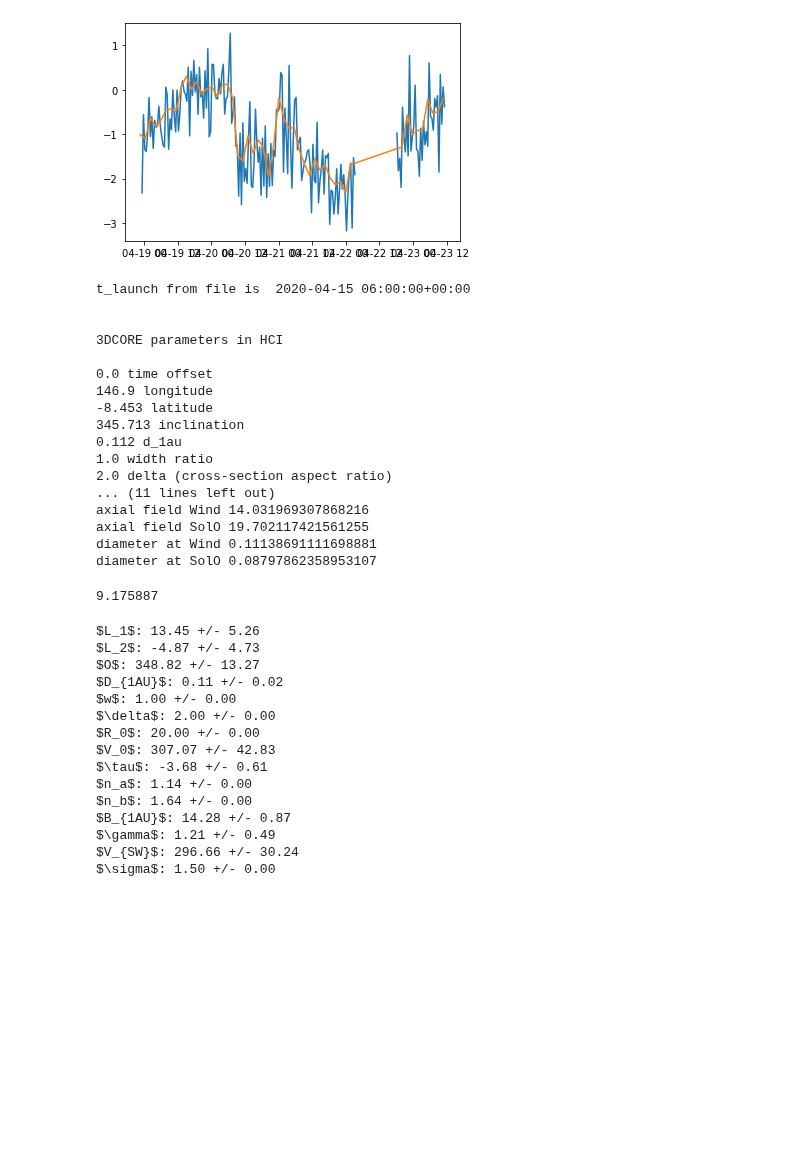
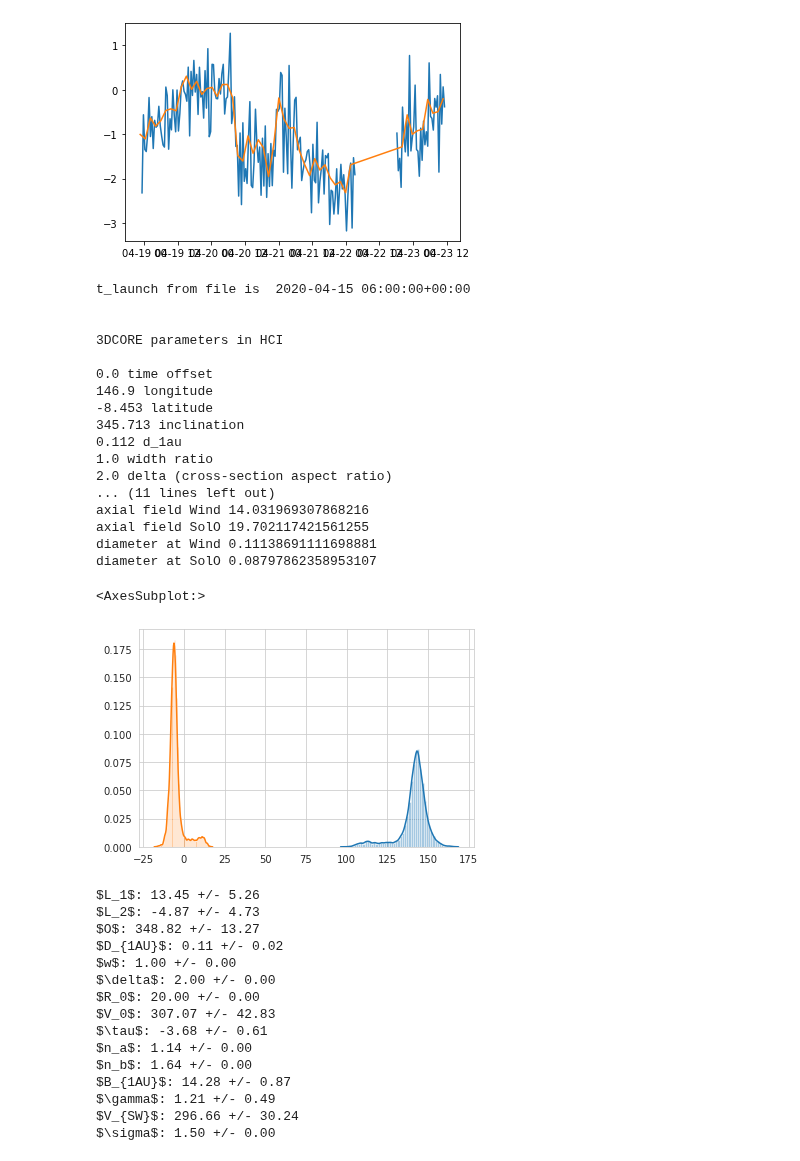
Before and after one commit to cmoestl/solar_orbiter, a Jupyter notebook: forstner_2020_visuals.ipynb, the cells around one changed output. Cells and saved outputs as stored; diff of their text form; code cells hidden in the pictures; blank space fills up the shorter version.

```diff
--- a/forstner_2020_visuals.ipynb
+++ b/forstner_2020_visuals.ipynb
@@ -177,6 +173,10 @@ done
 #obj = py3dcore.fitting.ABCSMC()
 obj = py3dcore.fitting.BaseFitter()
 obj.load('data/davies_2020/SOLO_APRIL_DELTA2.p')
+
+
+#get index of best fit
+# 1 does not work with comparison to Wind
 #best_fit_ind = obj.get_best_fit_index(errfunc=py3dcore.fitting.methods.abcsmc_psd.rmse)
 
 
@@ -185,8 +185,6 @@ best_fit_ind=np.argmin(obj.epses)
 
 
 
-#get index of best fit
-# 1 does not work
 
 
 
@@ -314,34 +312,39 @@ print('done')
 
 
 
 print('axial field Wind',iparams_arr[0,12]*(0.995/1.000)**-1.64)
 print('axial field SolO',iparams_arr[0,12]*(0.809/1.000)**-1.64)
 
 print('diameter at Wind',iparams_arr[0,4]*(0.995/1.000)**1.14)
 print('diameter at SolO',iparams_arr[0,4]*(0.809/1.000)**1.14)
 
 
 
 np.std(obj.particles[:, 1])
+
+
+sns.distplot(obj.particles[:,1])
+sns.distplot(obj.particles[:,2])
 # %% [output]
 t_launch from file is  2020-04-15 06:00:00+00:00
 
 
 3DCORE parameters in HCI
 
 0.0 time offset
 146.9 longitude
 -8.453 latitude
 345.713 inclination
 0.112 d_1au
 1.0 width ratio
 2.0 delta (cross-section aspect ratio)
 ... (11 lines left out)
 axial field Wind 14.031969307868216
 axial field SolO 19.702117421561255
 diameter at Wind 0.11138691111698881
 diameter at SolO 0.08797862358953107
-9.175887
+<AxesSubplot:>
+[figure, added]
 # %%
 l1l2_rtn = heliosat.coordinates.transform_lonlat(obj.t_launch, obj.particles[:, 1:3], "HCI", "HEEQ")
 labels = ["${0}$".format(v["label"]) for k, v in py3dcore.models.TTGHv2.default_parameters().items()]
```
Also changed, not shown: parts of 4 cells of this notebook.
